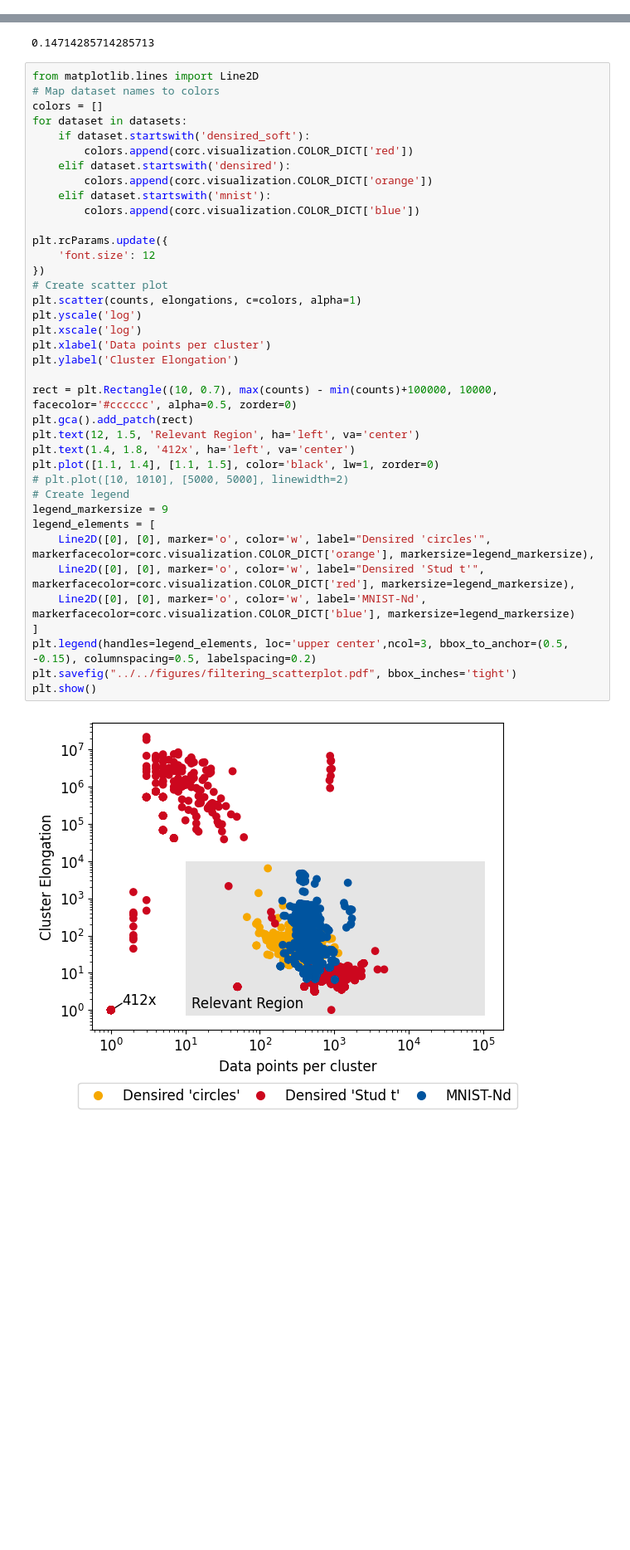
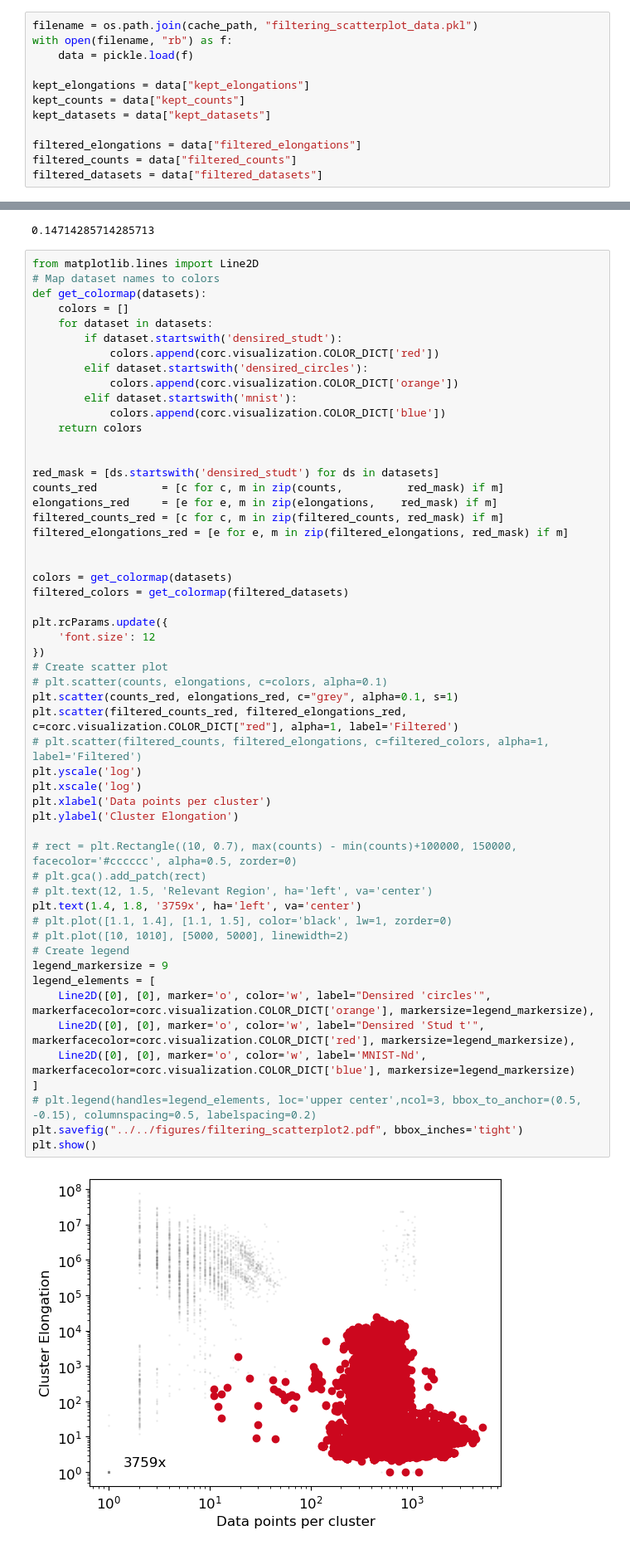
Before and after one commit to ecker-lab/tneb_clustering, a Jupyter notebook: paper_figures_and_tables/notebooks/filtering_scatterplot.ipynb, the cells around one changed output, grey strips where cells are left out. Shown at 83% size. Drawn from its saved outputs; the diff is of its cells as text; blank space fills up the shorter version.

Commit message:
filtering scatterplot and general filtering fixes

```diff
--- a/paper_figures_and_tables/notebooks/filtering_scatterplot.ipynb
+++ b/paper_figures_and_tables/notebooks/filtering_scatterplot.ipynb
@@ -49,0 +253,12 @@ np.sum(np.array(elongations) >100000)
+# %%
+filename = os.path.join(cache_path, "filtering_scatterplot_data.pkl")
+with open(filename, "rb") as f:
+    data = pickle.load(f)
+
+kept_elongations = data["kept_elongations"]
+kept_counts = data["kept_counts"]
+kept_datasets = data["kept_datasets"]
+
+filtered_elongations = data["filtered_elongations"]
+filtered_counts = data["filtered_counts"]
+filtered_datasets = data["filtered_datasets"]
@@ -58,40 +356,56 @@ len(counts)
 # %%
 from matplotlib.lines import Line2D
 # Map dataset names to colors
-colors = []
-for dataset in datasets:
-    if dataset.startswith('densired_soft'):
-        colors.append(corc.visualization.COLOR_DICT['red'])
-    elif dataset.startswith('densired'):
-        colors.append(corc.visualization.COLOR_DICT['orange'])
-    elif dataset.startswith('mnist'):
-        colors.append(corc.visualization.COLOR_DICT['blue'])
+def get_colormap(datasets):
+    colors = []
+    for dataset in datasets:
+        if dataset.startswith('densired_studt'):
+            colors.append(corc.visualization.COLOR_DICT['red'])
+        elif dataset.startswith('densired_circles'):
+            colors.append(corc.visualization.COLOR_DICT['orange'])
+        elif dataset.startswith('mnist'):
+            colors.append(corc.visualization.COLOR_DICT['blue'])
+    return colors
+
+
+red_mask = [ds.startswith('densired_studt') for ds in datasets]
+counts_red          = [c for c, m in zip(counts,          red_mask) if m]
+elongations_red     = [e for e, m in zip(elongations,    red_mask) if m]
+filtered_counts_red = [c for c, m in zip(filtered_counts, red_mask) if m]
+filtered_elongations_red = [e for e, m in zip(filtered_elongations, red_mask) if m]
+
+
+colors = get_colormap(datasets)
+filtered_colors = get_colormap(filtered_datasets)
 
 plt.rcParams.update({
     'font.size': 12
 })
 # Create scatter plot
-plt.scatter(counts, elongations, c=colors, alpha=1)
+# plt.scatter(counts, elongations, c=colors, alpha=0.1)
+plt.scatter(counts_red, elongations_red, c="grey", alpha=0.1, s=1)
+plt.scatter(filtered_counts_red, filtered_elongations_red, c=corc.visualization.COLOR_DICT["red"], alpha=1, label='Filtered')
+# plt.scatter(filtered_counts, filtered_elongations, c=filtered_colors, alpha=1, label='Filtered')
 plt.yscale('log')
 plt.xscale('log')
 plt.xlabel('Data points per cluster')
 plt.ylabel('Cluster Elongation')
 
-rect = plt.Rectangle((10, 0.7), max(counts) - min(counts)+100000, 10000, facecolor='#cccccc', alpha=0.5, zorder=0)
-plt.gca().add_patch(rect)
-plt.text(12, 1.5, 'Relevant Region', ha='left', va='center')
-plt.text(1.4, 1.8, '412x', ha='left', va='center')
-plt.plot([1.1, 1.4], [1.1, 1.5], color='black', lw=1, zorder=0)
+# rect = plt.Rectangle((10, 0.7), max(counts) - min(counts)+100000, 150000, facecolor='#cccccc', alpha=0.5, zorder=0)
+# plt.gca().add_patch(rect)
+# plt.text(12, 1.5, 'Relevant Region', ha='left', va='center')
+plt.text(1.4, 1.8, '3759x', ha='left', va='center')
+# plt.plot([1.1, 1.4], [1.1, 1.5], color='black', lw=1, zorder=0)
 # plt.plot([10, 1010], [5000, 5000], linewidth=2)
 # Create legend
 legend_markersize = 9
 legend_elements = [
     Line2D([0], [0], marker='o', color='w', label="Densired 'circles'", markerfacecolor=corc.visualization.COLOR_DICT['orange'], markersize=legend_markersize),
     Line2D([0], [0], marker='o', color='w', label="Densired 'Stud t'", markerfacecolor=corc.visualization.COLOR_DICT['red'], markersize=legend_markersize),
     Line2D([0], [0], marker='o', color='w', label='MNIST-Nd', markerfacecolor=corc.visualization.COLOR_DICT['blue'], markersize=legend_markersize)
 ]
-plt.legend(handles=legend_elements, loc='upper center',ncol=3, bbox_to_anchor=(0.5, -0.15), columnspacing=0.5, labelspacing=0.2)
-plt.savefig("../../figures/filtering_scatterplot.pdf", bbox_inches='tight')
+# plt.legend(handles=legend_elements, loc='upper center',ncol=3, bbox_to_anchor=(0.5, -0.15), columnspacing=0.5, labelspacing=0.2)
+plt.savefig("../../figures/filtering_scatterplot2.pdf", bbox_inches='tight')
 plt.show()
 # %% [output]
-[figure, old version]
+[figure, new version]
```
Also changed, not shown: parts of 28 cells of this notebook, 5 other files.
